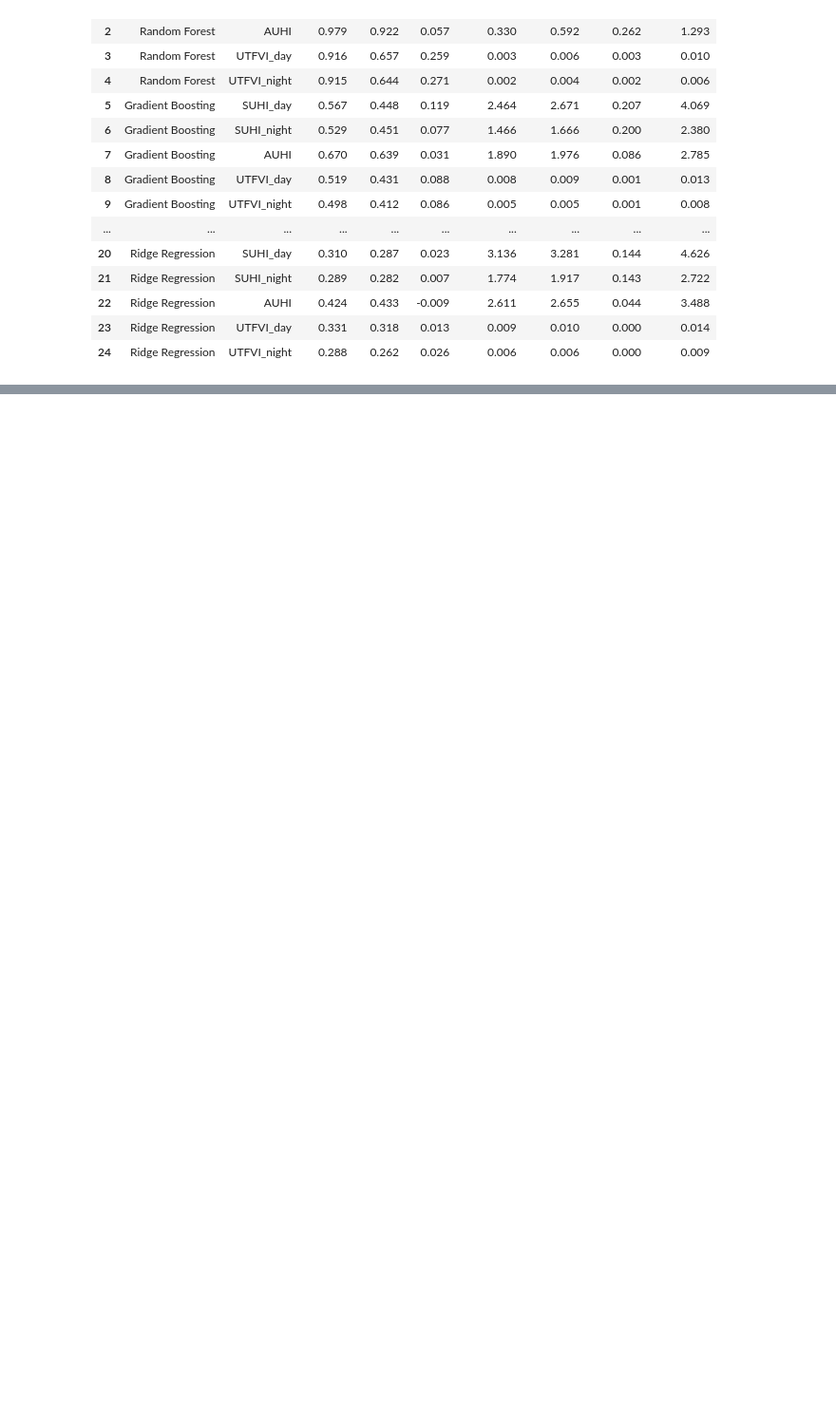
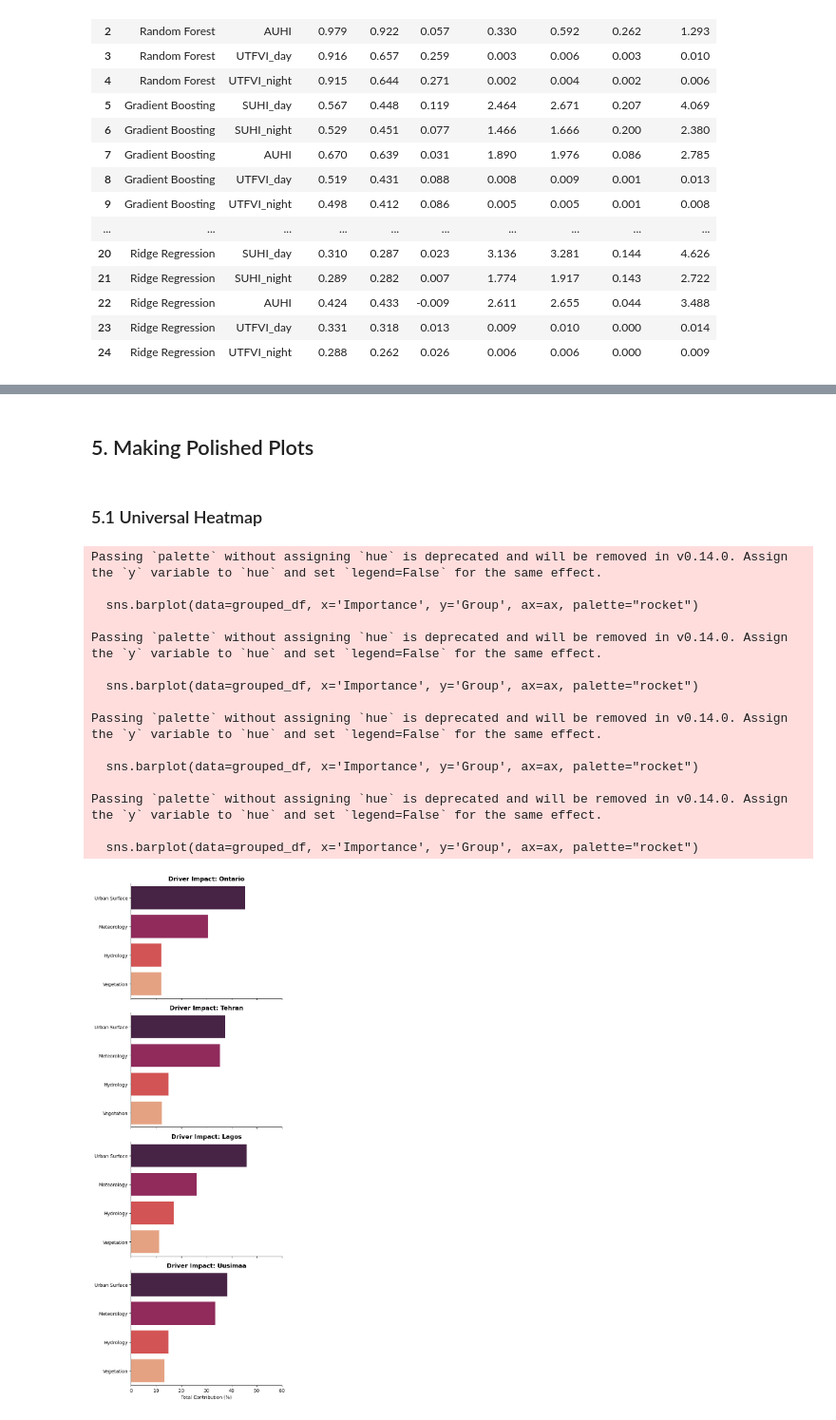
Before and after one commit to Peplinn/uhi-modelling, a Jupyter notebook: uhi-modelling.ipynb, the cells around one changed output, grey strips where cells are left out. Shown at 95% size. Saved outputs shown, nothing was run; the diff lists cells and outputs as text; code cells hidden in the pictures; blank space fills up the shorter version.

```diff
--- a/uhi-modelling.ipynb
+++ b/uhi-modelling.ipynb
@@ -1230,0 +1198,78 @@ for city in ["Ontario", "Tehran", "Lagos", "Uusimaa"]:
+# %% [markdown]
+## 5. Making Polished Plots
+# %% [markdown]
+### 5.1 Universal Heatmap
+# %%
+import seaborn as sns
+
+groups = {
+    "Urban Surface": ["Built-up", "NDBI", "Albedo", "Bare/Sparse"],
+    "Vegetation": ["SAVI", "Tree Cover", "Grassland", "Shrubland", "Cropland"],
+    "Meteorology": ["Air Temperature", "Relative Humidity", "Wind Speed",
+                    "Low Cloud Cover", "Precipitation", "Month (sin)", "Month (cos)"],
+    "Hydrology": ["MNDWI", "Water", "Wetland", "Mangroves", "Moss/Lichen"]
+}
+
+# Aggregate city_series based on these groups
+grouped_data = {label: city_series[city_series.index.isin(features)].sum()
+                for label, features in groups.items()}
+
+# Create a reverse mapping for easy lookup: {Feature: Group}
+feature_to_group = {}
+for group_name, feature_list in groups.items():
+    for feature_name in feature_list:
+        feature_to_group[feature_name] = group_name
+
+fig, axes = plt.subplots(4, 1, figsize=(6, 16), sharex=True)
+
+for i, city in enumerate(["Ontario", "Tehran", "Lagos", "Uusimaa"]):
+    # --- SHAP Logic ---
+    city_mask = uhi_data.loc[X_test_nogeo.index, "city"] == city
+    estimator = tuned_models_nogeo["XGBoost"].estimators_[targets_utfvi.index("UTFVI_day")]
+    explainer = shap.TreeExplainer(estimator)
+
+    shap_values = explainer.shap_values(X_test_nogeo[city_mask])
+    city_shap = np.abs(shap_values).mean(axis=0)
+    city_shap_pct = (city_shap / city_shap.sum() * 100)
+
+    # --- Data Preparation with Grouping ---
+    temp_df = pd.DataFrame({
+        'Feature': [feature_display_names.get(f, f) for f in feature_cols_nogeo],
+        'Importance': city_shap_pct
+    })
+
+    # Map features to groups and aggregate
+    temp_df['Group'] = temp_df['Feature'].map(feature_to_group).fillna("Other")
+    grouped_df = temp_df.groupby('Group')['Importance'].sum().reset_index()
+    grouped_df = grouped_df.sort_values('Importance', ascending=False)
+
+    # --- Plotting ---
+    ax = axes[i]
+    # Use a fixed color palette for groups so they stay consistent across cities
+    sns.barplot(data=grouped_df, x='Importance', y='Group', ax=ax, palette="rocket")
+
+    ax.set_title(f"Driver Impact: {city}", fontsize=13, fontweight='bold')
+    ax.set_xlabel("Total Contribution (%)" if i == 3 else "")
+    ax.set_ylabel("")
+    ax.set_xlim(0, 60) # Standardize x-axis to see relative dominance
+    sns.despine()
+
+plt.tight_layout()
+plt.show()
+# %% [output]
+Passing `palette` without assigning `hue` is deprecated and will be removed in v0.14.0. Assign the `y` variable to `hue` and set `legend=False` for the same effect.
+
+  sns.barplot(data=grouped_df, x='Importance', y='Group', ax=ax, palette="rocket")
+
+Passing `palette` without assigning `hue` is deprecated and will be removed in v0.14.0. Assign the `y` variable to `hue` and set `legend=False` for the same effect.
+
+  sns.barplot(data=grouped_df, x='Importance', y='Group', ax=ax, palette="rocket")
+
+Passing `palette` without assigning `hue` is deprecated and will be removed in v0.14.0. Assign the `y` variable to `hue` and set `legend=False` for the same effect.
+
+  sns.barplot(data=grouped_df, x='Importance', y='Group', ax=ax, palette="rocket")
+
+Passing `palette` without assigning `hue` is deprecated and will be removed in v0.14.0. Assign the `y` variable to `hue` and set `legend=False` for the same effect.
+
+  sns.barplot(data=grouped_df, x='Importance', y='Group', ax=ax, palette="rocket")
+[figure, added]
```
Also changed, not shown: parts of 15 cells of this notebook, 2 other files.
